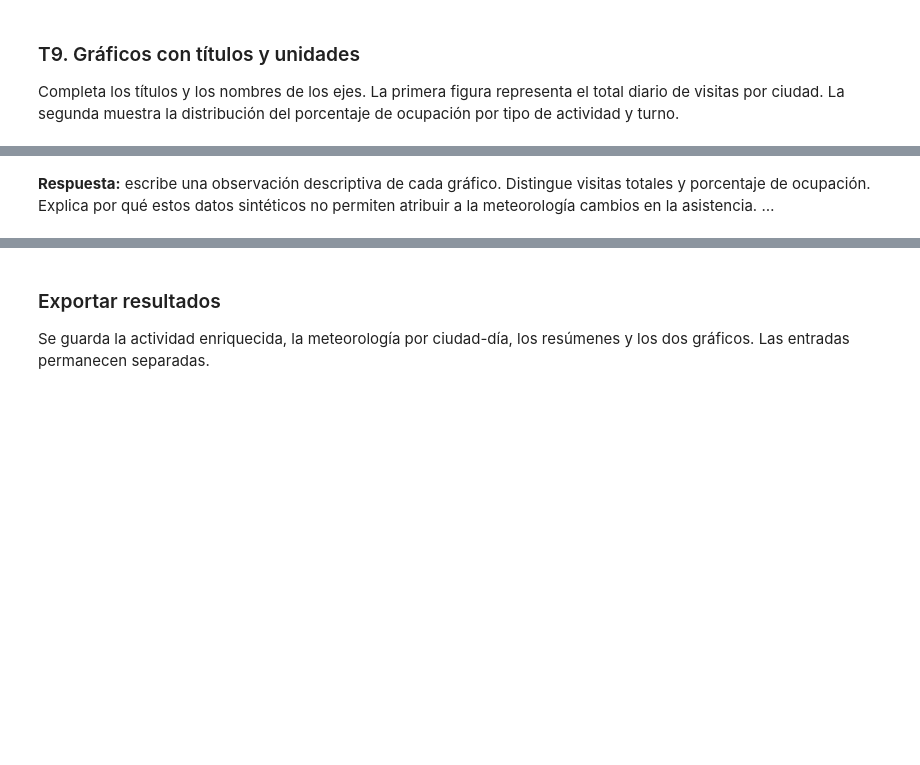
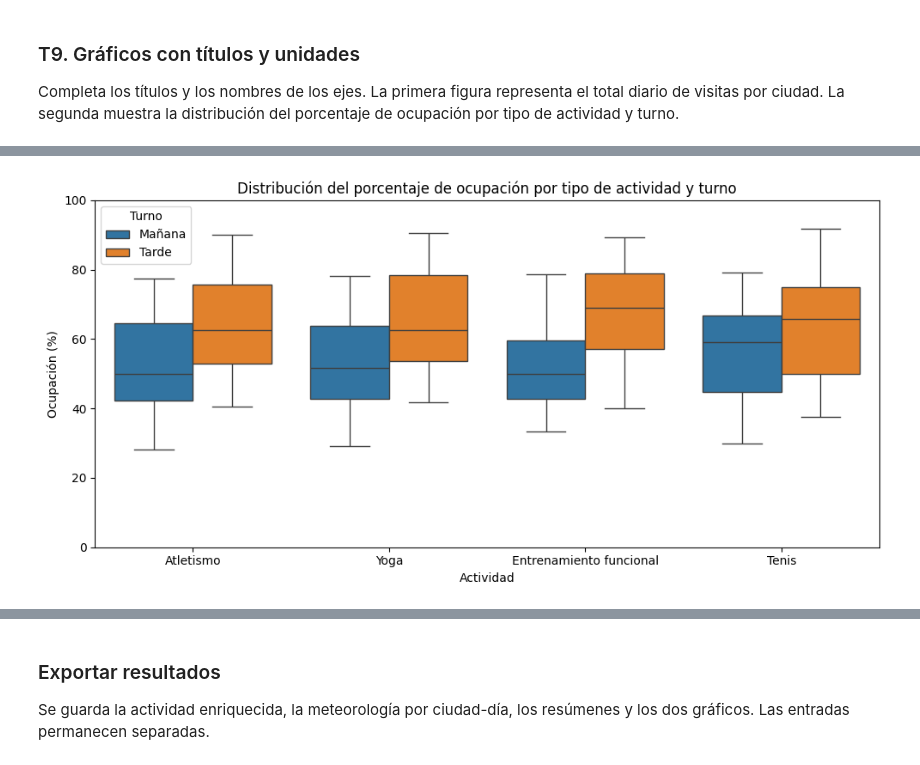
Before and after one commit to marina-mr/meteo-python, a Jupyter notebook: Practica_centros_alumnado_v02.ipynb, the cells around one changed output, grey strips where cells are left out. Cells and saved outputs as stored; diff of their text form; code cells hidden in the pictures; blank space fills up the shorter version.

```diff
--- a/Practica_centros_alumnado_v02.ipynb
+++ b/Practica_centros_alumnado_v02.ipynb
@@ -443,16 +475,13 @@ plt.show()
 # %%
 fig, ax = plt.subplots(figsize=(10, 5))
 sns.boxplot(data=preparada, x='actividad', y='ocupacion_pct', hue='turno', ax=ax)
-# MODIFICAR: ESCRIBE UN TÍTULO QUE DESCRIBA EL GRÁFICO.
-ax.set_title('')
-# MODIFICAR: IDENTIFICA LA VARIABLE DEL EJE HORIZONTAL.
-ax.set_xlabel('')
-# MODIFICAR: IDENTIFICA LA VARIABLE Y UNIDAD DEL EJE VERTICAL.
-ax.set_ylabel('')
+ax.set_title('Distribución del porcentaje de ocupación por tipo de actividad y turno')
+ax.set_xlabel('Actividad')
+ax.set_ylabel('Ocupación (%)')
 ax.set_ylim(0, 100)
 ax.legend(title='Turno')
 fig.tight_layout()
 fig.savefig(SALIDAS / 'ocupacion_actividad.png', dpi=150)
 plt.show()
+# %% [output]
+[figure, added]
-# %% [markdown]
-**Respuesta:** escribe una observación descriptiva de cada gráfico. Distingue visitas totales y porcentaje de ocupación. Explica por qué estos datos sintéticos no permiten atribuir a la meteorología cambios en la asistencia. …
```
Also changed, not shown: parts of 12 cells of this notebook.
